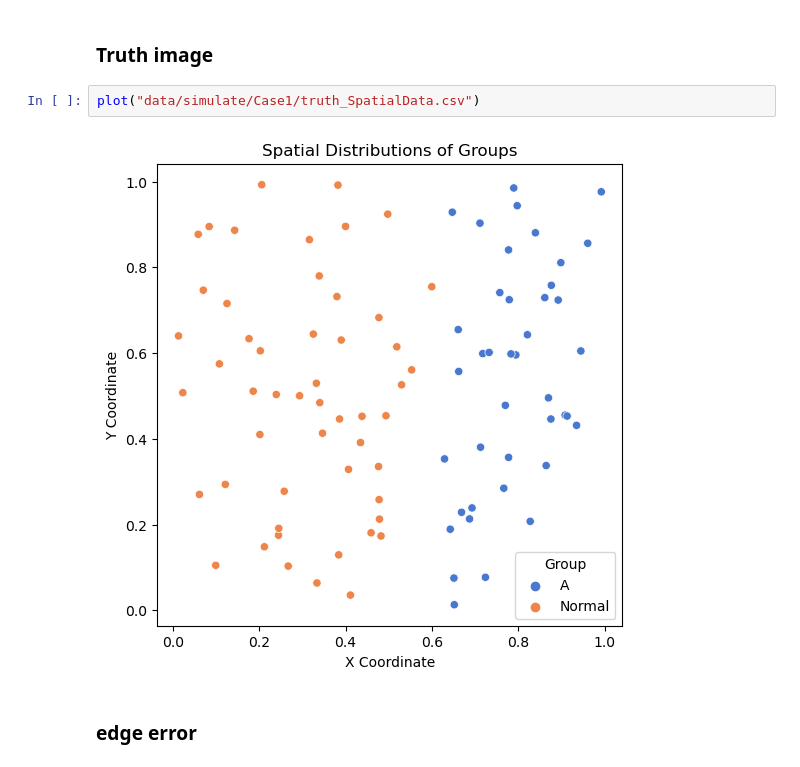
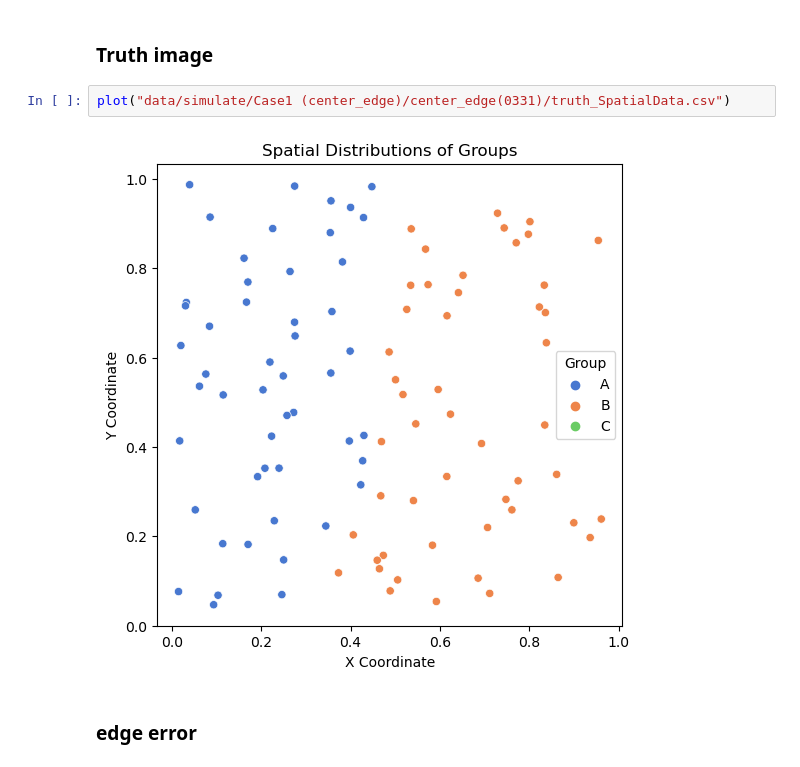
Before and after one commit to YihDu/Spatial-Group-Discrepancy, a Jupyter notebook: Visualization.ipynb, the cells around one changed output. Drawn from its saved outputs; the diff is of its cells as text.

Commit message:
Update Case results

```diff
--- a/Visualization.ipynb
+++ b/Visualization.ipynb
@@ -23,9 +23,9 @@ def plot(file_path):
 # %% [markdown]
 ### Truth image
 # %%
-plot("data/simulate/Case1/truth_SpatialData.csv")
+plot("data/simulate/Case1 (center_edge)/center_edge(0331)/truth_SpatialData.csv")
 # %% [output]
-[figure, old version]
+[figure, new version]
 # %% [markdown]
 ### edge error
 # %%
```
Also changed, not shown: parts of 7 cells of this notebook, 28 other files.
